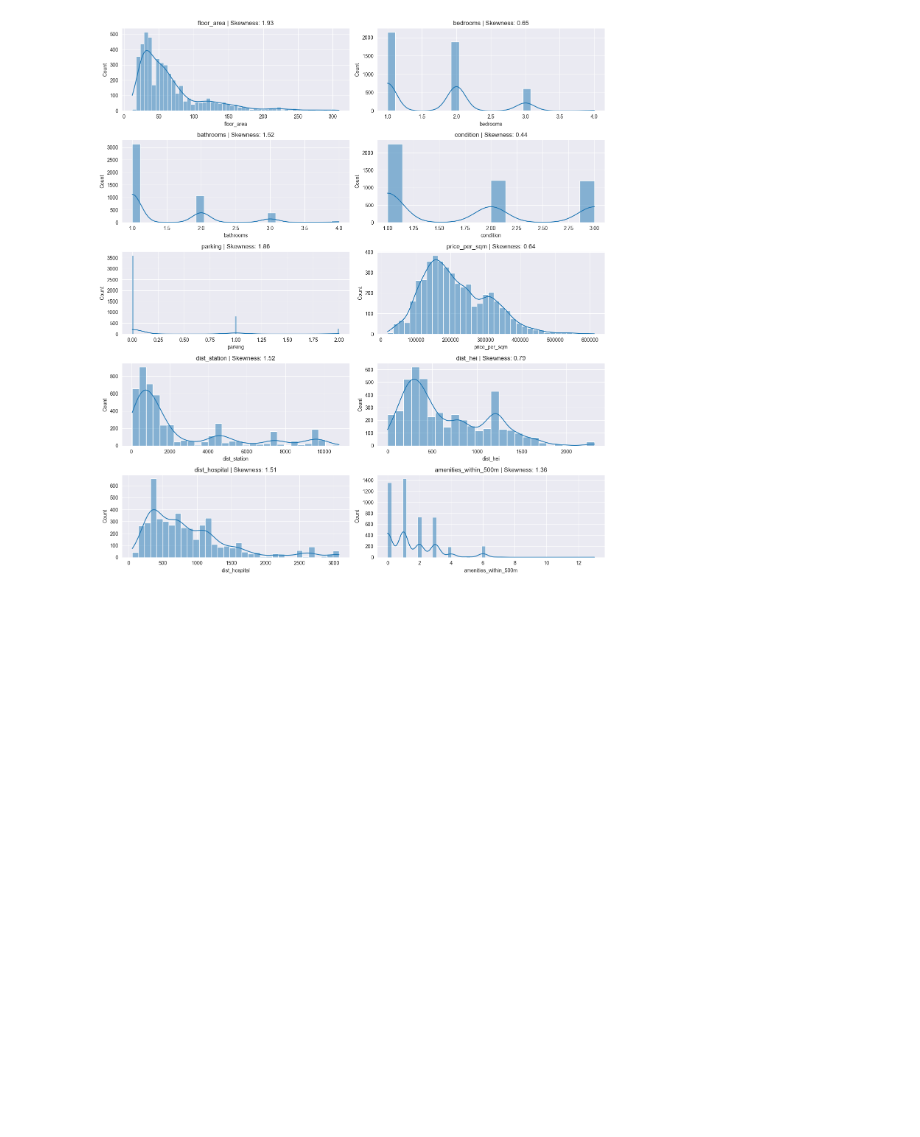
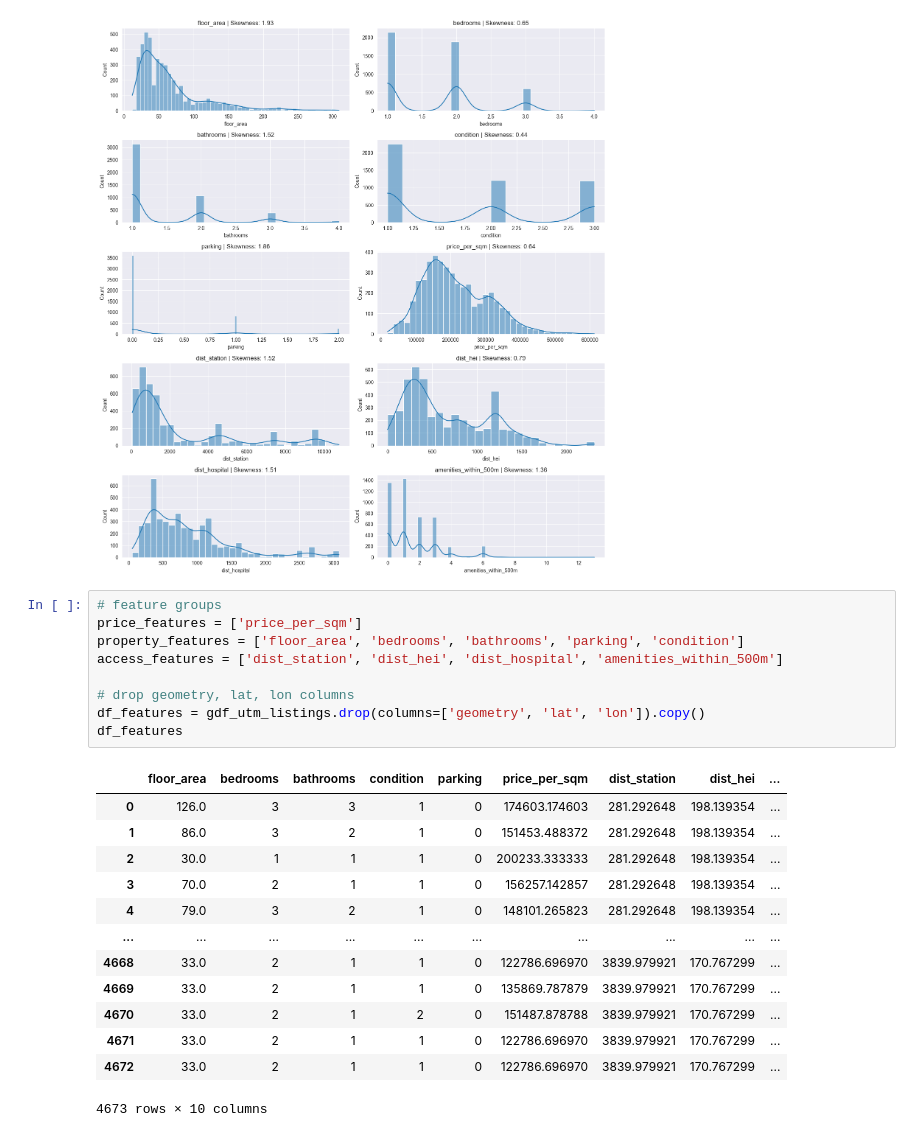
Before and after one commit to darryl-john/condo-amenity-proximity, a Jupyter notebook: initial_poc/initial-analysis.ipynb, the cells around one changed output. Drawn from its saved outputs; the diff is of its cells as text; blank space fills up the shorter version.

```diff
--- a/initial_poc/initial-analysis.ipynb
+++ b/initial_poc/initial-analysis.ipynb
@@ -186,3 +186,26 @@ plt.tight_layout()
 plt.show()
 # %% [output]
 [figure]
+# %%
+# feature groups
+price_features = ['price_per_sqm']
+property_features = ['floor_area', 'bedrooms', 'bathrooms', 'parking', 'condition']
+access_features = ['dist_station', 'dist_hei', 'dist_hospital', 'amenities_within_500m']
+
+# drop geometry, lat, lon columns
+df_features = gdf_utm_listings.drop(columns=['geometry', 'lat', 'lon']).copy()
+df_features
+# %% [output]
+|  | floor_area | bedrooms | bathrooms | condition | parking | price_per_sqm | dist_station | dist_hei | ... |
+| 0 | 126.0 | 3 | 3 | 1 | 0 | 174603.174603 | 281.292648 | 198.139354 | ... |
+| 1 | 86.0 | 3 | 2 | 1 | 0 | 151453.488372 | 281.292648 | 198.139354 | ... |
+| 2 | 30.0 | 1 | 1 | 1 | 0 | 200233.333333 | 281.292648 | 198.139354 | ... |
+| 3 | 70.0 | 2 | 1 | 1 | 0 | 156257.142857 | 281.292648 | 198.139354 | ... |
+| 4 | 79.0 | 3 | 2 | 1 | 0 | 148101.265823 | 281.292648 | 198.139354 | ... |
+| ... | ... | ... | ... | ... | ... | ... | ... | ... | ... |
+| 4668 | 33.0 | 2 | 1 | 1 | 0 | 122786.696970 | 3839.979921 | 170.767299 | ... |
+| 4669 | 33.0 | 2 | 1 | 1 | 0 | 135869.787879 | 3839.979921 | 170.767299 | ... |
+| 4670 | 33.0 | 2 | 1 | 2 | 0 | 151487.878788 | 3839.979921 | 170.767299 | ... |
+| 4671 | 33.0 | 2 | 1 | 1 | 0 | 122786.696970 | 3839.979921 | 170.767299 | ... |
+| 4672 | 33.0 | 2 | 1 | 1 | 0 | 122786.696970 | 3839.979921 | 170.767299 | ... |
+4673 rows × 10 columns
```
Also changed, not shown: parts of 2 cells of this notebook.
